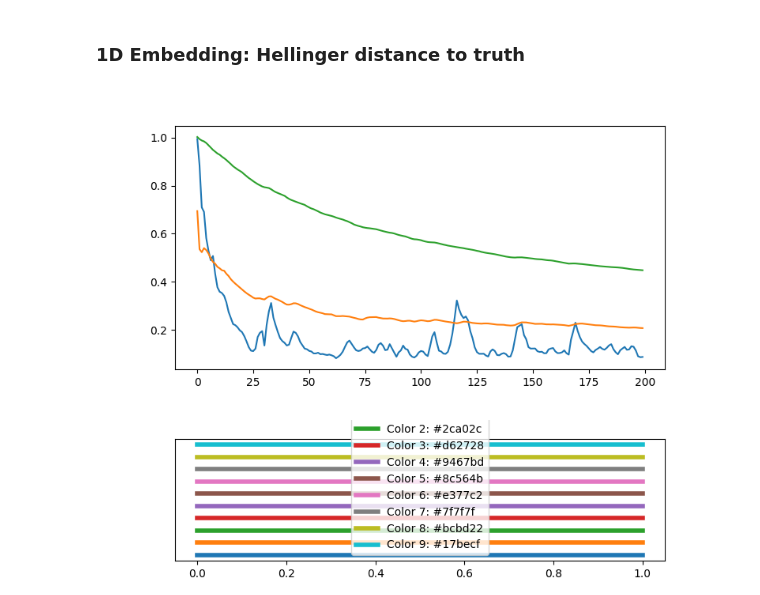
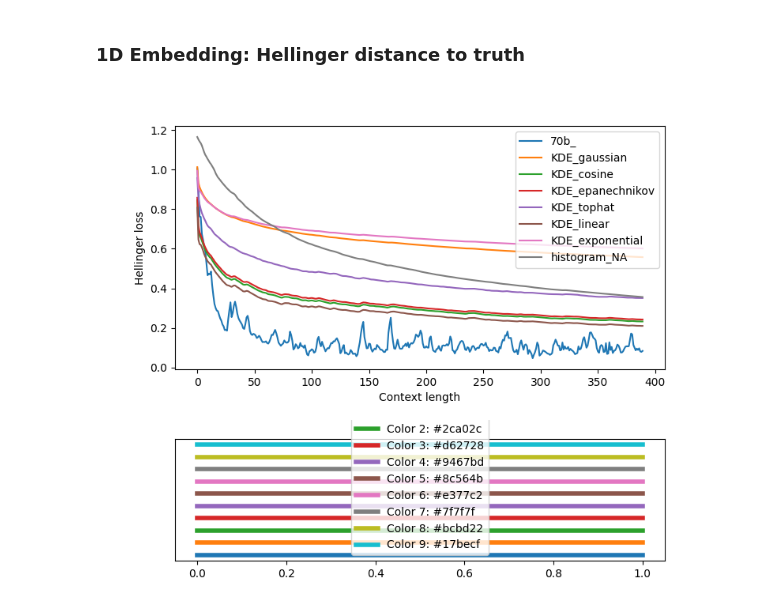
Before and after one commit to AntonioLiu97/LLMICL_inPCA, a Jupyter notebook: inPCA/inPCA_multi_traj_ver2.ipynb, the cells around one changed output. Drawn from its saved outputs; the diff is of its cells as text; code cells hidden in the pictures.

```diff
--- a/inPCA/inPCA_multi_traj_ver2.ipynb
+++ b/inPCA/inPCA_multi_traj_ver2.ipynb
@@ -96,5 +96,6 @@ for index, file in enumerate(all_files):
     series_dict = pickle.load(file.open('rb'))
     llama_size = series_dict['llama_size']
     random_seed = series_dict['random_seed']
-    print(f"[{index}]: {file.name}, {llama_size}, {random_seed}")
+    kernel = series_dict.get('kernel', '')
+    print(f"[{index}]: {file.name}, {llama_size}, {random_seed}, {kernel}")
 # %% [output]
@@ -331,7 +419,7 @@ interactive = 1
 time_cutoff = -geodesic_steps
 interval = 1
 geodesic = True
-shadows = 1
+shadows = 0
 shadow_alpha = 0.05
 num_geodesics = len(PDF_geodesic_list_multi_traj)
 num_trajs = len(PDF_list_multi_traj)
@@ -355,7 +443,7 @@ U_rescaled[:,2] = -U_rescaled[:,2]
 for i in range(num_trajs):
     # learning trajectories
     ax.scatter3D(U_rescaled[i*traj_len:(i+1)*traj_len:interval,0], U_rescaled[i*traj_len:(i+1)*traj_len:interval,1], U_rescaled[i*traj_len:(i+1)*traj_len:interval,2], c=range(int(traj_len/interval)), s = 30, alpha = 0.5)
-    ax.plot(U_rescaled[i*traj_len:(i+1)*traj_len:interval,0], U_rescaled[i*traj_len:(i+1)*traj_len:interval,1], U_rescaled[i*traj_len:(i+1)*traj_len:interval,2], alpha = 0.4)
+    ax.plot(U_rescaled[i*traj_len:(i+1)*traj_len:interval,0], U_rescaled[i*traj_len:(i+1)*traj_len:interval,1], U_rescaled[i*traj_len:(i+1)*traj_len:interval,2], alpha = 0.8, lw = 2, c = color_list[i])
 
 # ignorance is the shared
 ign_index = num_trajs * traj_len
@@ -416,16 +504,16 @@ plt.show()
 # %%
 dim1 = 0
 dim2 = 1
-fig = plt.figure(dpi = 100, figsize=(8,4))
+fig = plt.figure(dpi = 100, figsize=(14,8))
 ax = fig.add_subplot(111)
 for i in range(len(PDF_list_multi_traj)):
-    ax.scatter(U_rescaled[i*traj_len:(i+1)*traj_len:interval,dim1], U_rescaled[i*traj_len:(i+1)*traj_len:interval,idx_tuple[1]], c=range(int(traj_len/interval)), alpha = 0.5)
-    ax.plot(U_rescaled[i*traj_len:(i+1)*traj_len:interval,dim1], U_rescaled[i*traj_len:(i+1)*traj_len:interval,idx_tuple[1]], alpha = 0.5, label = traj_names[i])
+    ax.scatter(U_rescaled[i*traj_len:(i+1)*traj_len:interval,dim1], U_rescaled[i*traj_len:(i+1)*traj_len:interval,dim2], c=range(int(traj_len/interval)), alpha = 0.5)
+    ax.plot(U_rescaled[i*traj_len:(i+1)*traj_len:interval,dim1], U_rescaled[i*traj_len:(i+1)*traj_len:interval,dim2], alpha = 0.8, lw=2, label = traj_names[i], c = color_list[i])
 
-# ignorance is the shared
+# ignorance is shared
 ign_index = num_trajs * traj_len
 ax.scatter(U_rescaled[ign_index,dim1], U_rescaled[ign_index,dim2], c='blue', s = 100, alpha = 0.6)
-ax.annotate('ignorance', (U_rescaled[ign_index,dim1], U_rescaled[ign_index,dim2]),textcoords="offset points", xytext=(10,10), ha='center')
+# ax.annotate('ignorance', (U_rescaled[ign_index,dim1], U_rescaled[ign_index,dim2]),textcoords="offset points", xytext=(10,10), ha='center')
 
 for i in range(num_geodesics-gaussian_manifold):
     # geodesics
@@ -437,7 +525,7 @@ for i in range(num_geodesics-gaussian_manifold):
                 U_rescaled[start : end,dim2], c='black', alpha=0.5, lw=2)
 
 
-# ax.scatter([],[], c='blue', s = 100, alpha = 0.6, label = 'ignorance')
+ax.scatter([],[], c='blue', s = 100, alpha = 0.6, label = 'ignorance')
 ax.scatter([],[], c='red', s = 100, alpha = 0.6, label = 'truth')
 if geodesic:
     ax.plot([], c='black', alpha=0.5, lw=2, label = 'geodesic')  # Increased line width to thicken the line
@@ -453,6 +541,12 @@ if gaussian_manifold:
 plt.xticks([])  # Turn off x-axis ticks
 plt.yticks([])  # Turn off y-axis ticks
 plt.legend(loc = 'best')
+
+# remove repeated labels
+handles, labels = plt.gca().get_legend_handles_labels()
+by_label = dict(zip(labels, handles))
+plt.legend(by_label.values(), by_label.keys(), loc='best')
+
 plt.title(f"fraction of explained variance {explained_var[1]/total_var*100:.0f}%")
 plt.axis('equal');
 save_path = f"{name}_Hellinger_2D.png"
@@ -463,18 +557,27 @@ plt.savefig(save_path)
 ### 1D Embedding: Hellinger distance to truth
 # %%
 loss_curve_list = []
-num_traj_list = [0,1,2]
+num_traj_list = [0,1,2,3,4,5,6,7]
 for num_traj in num_traj_list:
     loss_curve = D_Hel[num_traj * traj_len : (num_traj+1) * traj_len, num_trajs * traj_len + geodesic_steps-1]
     loss_curve_list += [loss_curve]
 
 fig = plt.figure(dpi = 100, figsize=(8,4))
 ax = fig.add_subplot(111)
-for loss_curve in loss_curve_list:
-    ax.plot(loss_curve)
+for i, loss_curve in enumerate(loss_curve_list):
+    ax.plot(loss_curve, label = traj_names[i], c = color_list[i])
+plt.legend()
+
+plt.ylabel("Hellinger loss")
+plt.xlabel("Context length")
+save_path = f"{name}_Hellinger_1D.png"
+plt.savefig(save_path)
+# plt.xscale('log')
+# plt.yscale('log')
+
 plt.show()
 # %% [output]
-[figure, old version]
+[figure, new version]
 # %%
 import matplotlib.pyplot as plt
 
```
Also changed, not shown: parts of 5 cells of this notebook, 39 other files.
